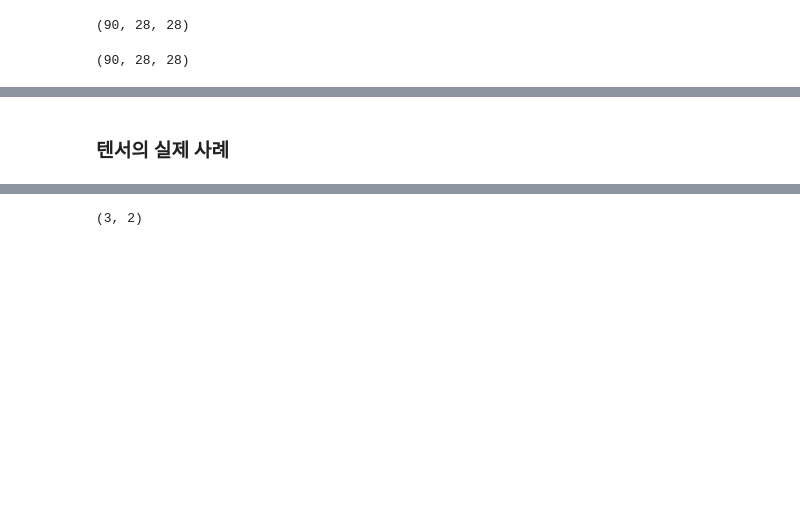
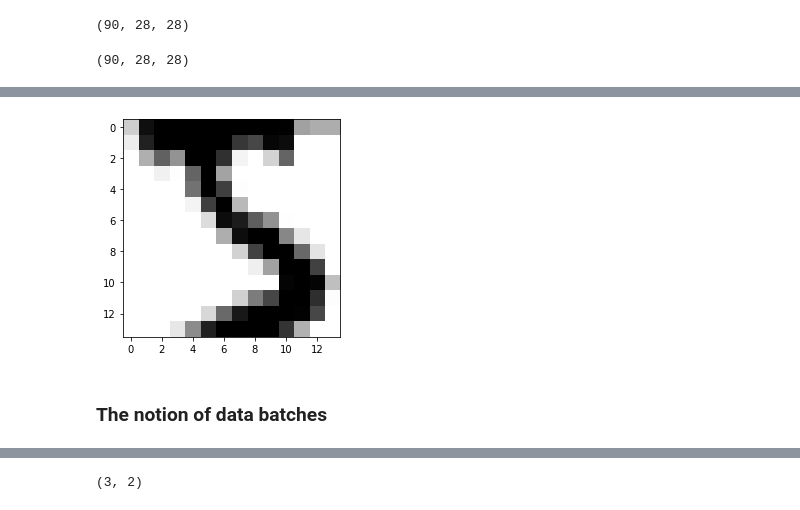
Before and after one commit to sojung519/class-python-for-dl, a Jupyter notebook: chapter02_mathematical-building-blocks.ipynb, the cells around one changed output, grey strips where cells are left out. Cells and saved outputs as stored; diff of their text form; code cells hidden in the pictures; blank space fills up the shorter version.

```diff
--- a/chapter02_mathematical-building-blocks.ipynb
+++ b/chapter02_mathematical-building-blocks.ipynb
@@ -220,3 +271,10 @@ my_slice = train_images[:, 7:-7, 7:-7]
+# %%
+plt.imshow(my_slice[0], cmap=plt.cm.binary)
+plt.show()
+# %% [output]
+[figure, added]
+# %% [markdown]
+### The notion of data batches
 # %%
 batch = train_images[:128]
 # %%
@@ -224,5 +282,3 @@ batch = train_images[128:256]
 # %%
 n = 3
 batch = train_images[128 * n:128 * (n + 1)]
-# %% [markdown]
-### 텐서의 실제 사례
```
Also changed, not shown: parts of 137 cells of this notebook.
